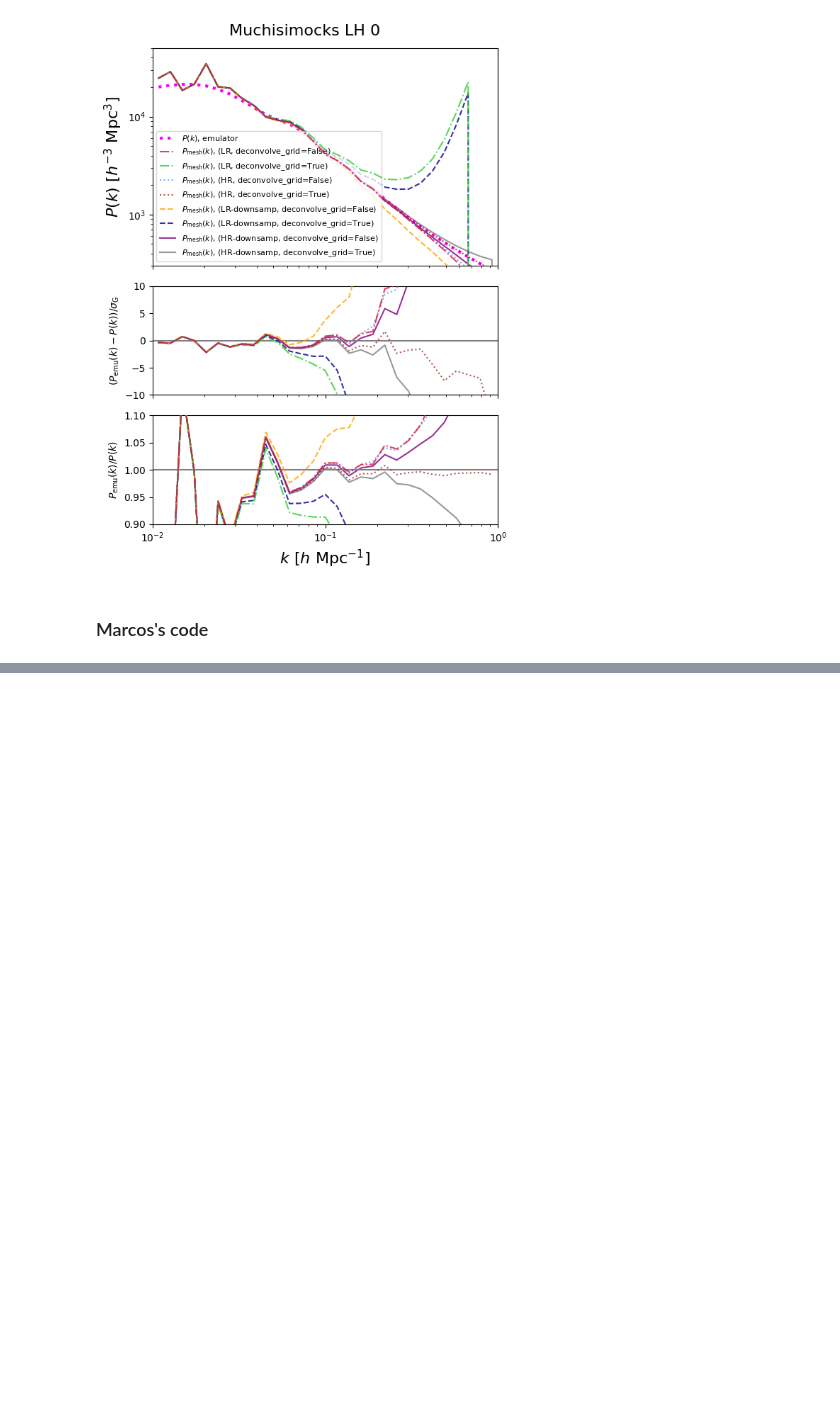
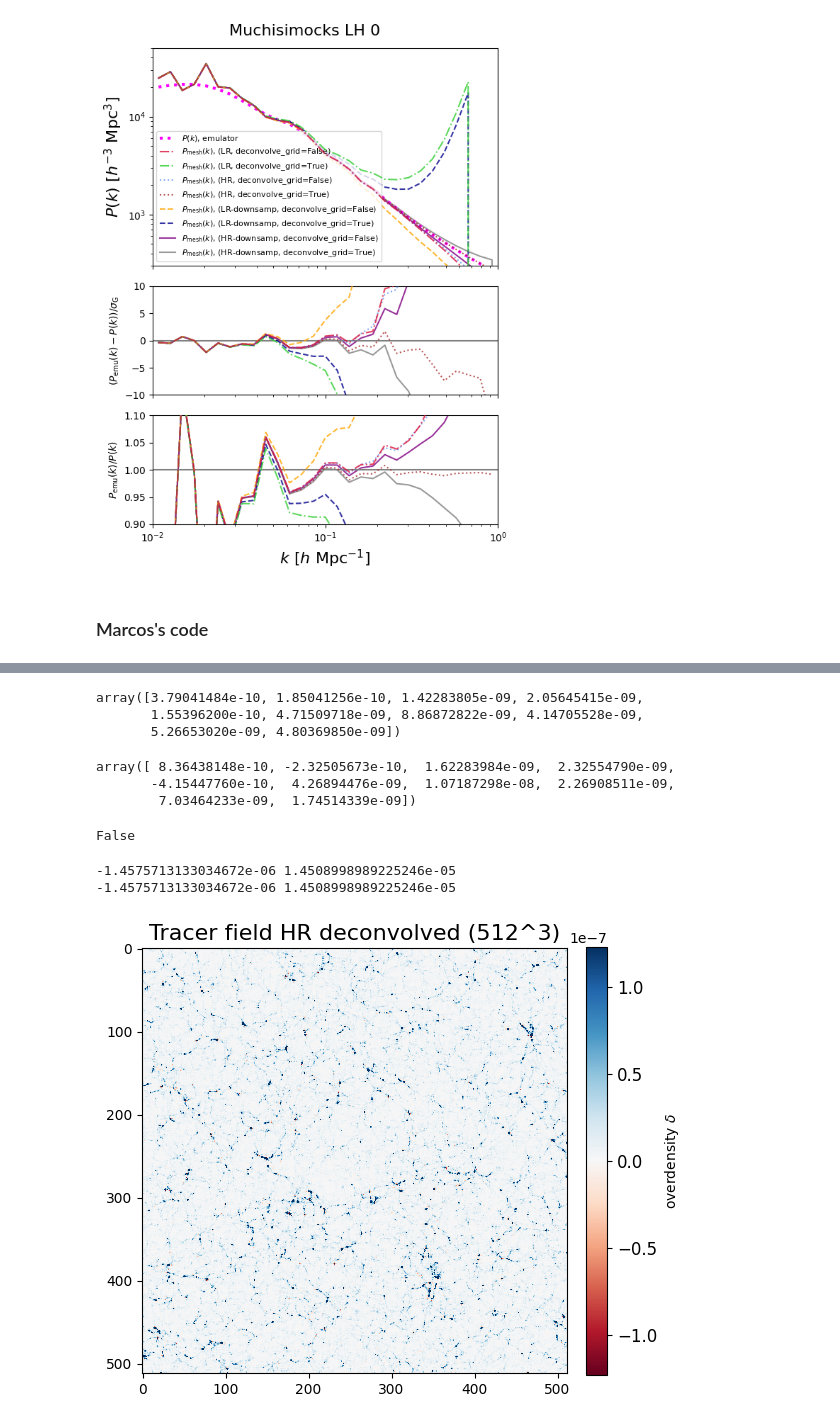
Before and after one commit to kstoreyf/muchisimocks, a Jupyter notebook: notebooks/2024-06-10_check_muchisimocks.ipynb, the cells around one changed output, grey strips where cells are left out. Drawn from its saved outputs; the diff is of its cells as text; code cells hidden in the pictures; blank space fills up the shorter version.

Commit message:
working on performing deconvolution at the field level

```diff
--- a/notebooks/2024-06-10_check_muchisimocks.ipynb
+++ b/notebooks/2024-06-10_check_muchisimocks.ipynb
@@ -611,5 +568,5 @@ param_vals = np.loadtxt(fn_params)
 param_dict = dict(zip(param_names_all, param_vals))
 #del param_dict['seed']
 print(param_dict)
-cosmo = get_cosmo(param_dict)
+cosmo = utils.get_cosmo(param_dict)
 # %% [output]
@@ -1362,0 +1326,5 @@ https://scikit-learn.org/stable/model_persistence.html#security-maintainability-
+# %%
+ngrid_orig = 512
+# this doesn't work directly on bias terms, for some reason (maybe try passing one at a time?)
+tracer_field_hr_deconvolved = pb.convolve_linear_interpolation_kernel(tracer_field_hr,
+                                                                        npix=ngrid_orig, mode="deconvolve")
@@ -1362,0 +1372,6 @@ https://scikit-learn.org/stable/model_persistence.html#security-maintainability-
+# %%
+tracer_field_hr_deconvolved[0,0,:10]
+# %% [output]
+array([3.79041484e-10, 1.85041256e-10, 1.42283805e-09, 2.05645415e-09,
+       1.55396200e-10, 4.71509718e-09, 8.86872822e-09, 4.14705528e-09,
+       5.26653020e-09, 4.80369850e-09])
@@ -1362,0 +1380,6 @@ https://scikit-learn.org/stable/model_persistence.html#security-maintainability-
+# %%
+tracer_field_hr_deconvolved_frombterms_nonorm[0,0,:10]
+# %% [output]
+array([ 8.36438148e-10, -2.32505673e-10,  1.62283984e-09,  2.32554790e-09,
+       -4.15447760e-10,  4.26894476e-09,  1.07187298e-08,  2.26908511e-09,
+        7.03464233e-09,  1.74514339e-09])
@@ -1362,0 +1388,12 @@ https://scikit-learn.org/stable/model_persistence.html#security-maintainability-
+# %%
+np.allclose(tracer_field_hr_deconvolved, tracer_field_hr_deconvolved_frombterms)
+# %% [output]
+False
+# %%
+plotter.plot_overdensity_field(tracer_field_hr_deconvolved, title=r'Tracer field HR deconvolved (512^3)',
+                               #vmax=0.1
+                               )
+# %% [output]
+-1.4575713133034672e-06 1.4508998989225246e-05
+-1.4575713133034672e-06 1.4508998989225246e-05
+[figure, added]
```
Also changed, not shown: parts of 51 cells of this notebook, 1 other file.
